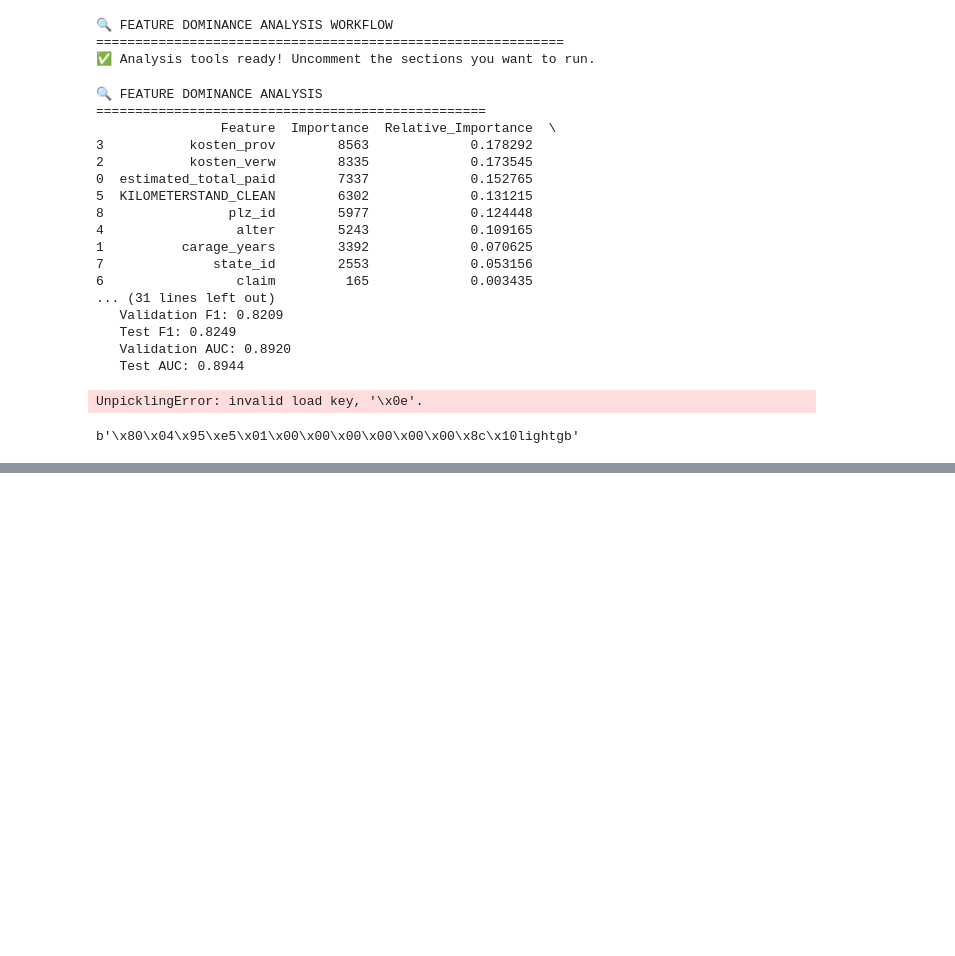
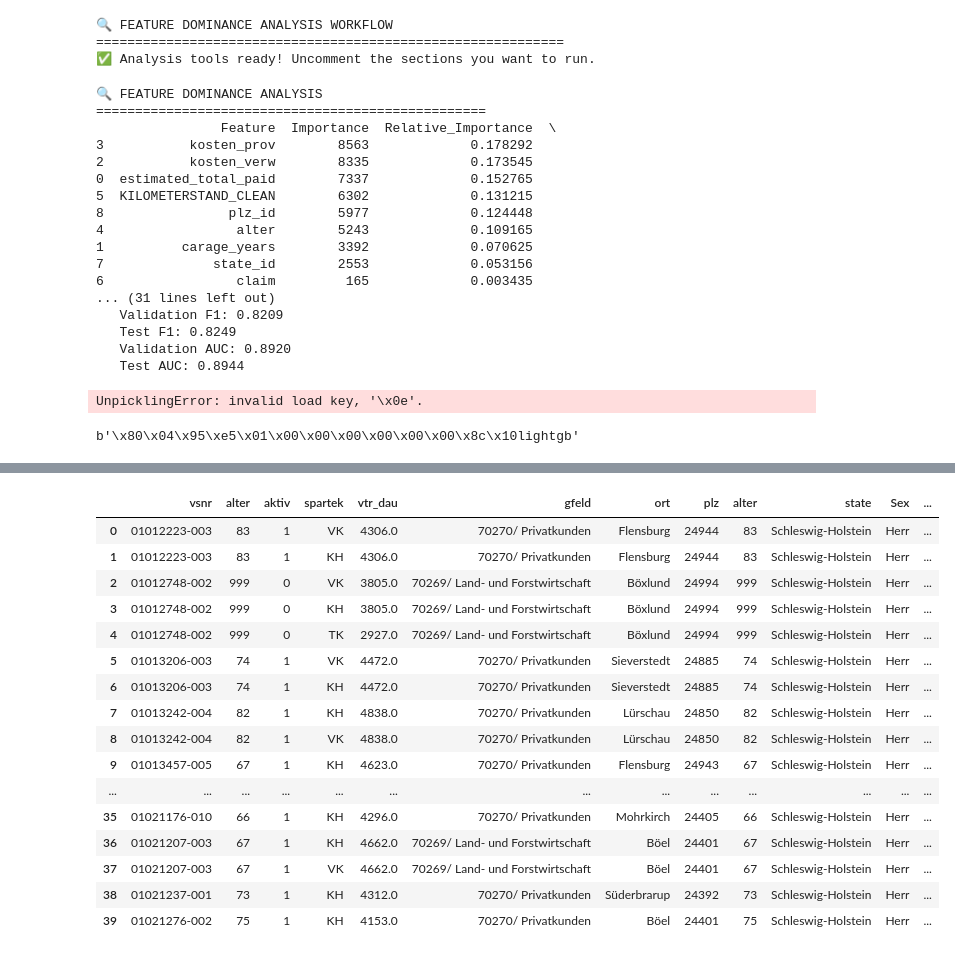
Before and after one commit to vipdurgade/Customer_Churn_IV, a Jupyter notebook: Customer_Churn_M2.ipynb, the cells around one changed output, grey strips where cells are left out. Cells and saved outputs as stored; diff of their text form; code cells hidden in the pictures; blank space fills up the shorter version.

```diff
--- a/Customer_Churn_M2.ipynb
+++ b/Customer_Churn_M2.ipynb
@@ -896,0 +999,17 @@ b'\x80\x04\x95\xe5\x01\x00\x00\x00\x00\x00\x00\x8c\x10lightgb'
+# %%
+Pred[['Sex_id','Sex']]= df['anr'].str.split('/',expand=True)
+# %%
+selected_features = [
+    "estimated_total_paid",
+    "carage_years",
+    "kosten_verw",
+    "kosten_prov",
+    "alter",
+    "KILOMETERSTAND_CLEAN",
+    "claim",
+    "state_id",
+    "plz_id",
+    "Cus_typ_id"
+]
+# %%
+X_new = Pred[selected_features]
@@ -896,0 +1025,36 @@ b'\x80\x04\x95\xe5\x01\x00\x00\x00\x00\x00\x00\x8c\x10lightgb'
+# %%
+import pandas as pd
+import joblib
+
+
+model = joblib.load('enhanced_tuned_lightgbm_model.pkl')
+
+# Step 4: Predict
+preds = model.predict(X_new)
+
+# Step 5: Attach predictions to customer_id
+df_results = Pred[['vsnr','alter','aktiv','spartek','vtr_dau', 'gfeld','ort','plz','alter','state','Sex']].copy()
+df_results['prediction'] = preds
+
+# Step 6: Save results
+#df_results.to_csv('prediction_results.csv', index=False)
+# %%
+df_results.head(40)
+# %% [output]
+|  | vsnr | alter | aktiv | spartek | vtr_dau | gfeld | ort | plz | alter | state | Sex | ... |
+| 0 | 01012223-003 | 83 | 1 | VK | 4306.0 | 70270/ Privatkunden | Flensburg | 24944 | 83 | Schleswig-Holstein | Herr | ... |
+| 1 | 01012223-003 | 83 | 1 | KH | 4306.0 | 70270/ Privatkunden | Flensburg | 24944 | 83 | Schleswig-Holstein | Herr | ... |
+| 2 | 01012748-002 | 999 | 0 | VK | 3805.0 | 70269/ Land- und Forstwirtschaft | Böxlund | 24994 | 999 | Schleswig-Holstein | Herr | ... |
+| 3 | 01012748-002 | 999 | 0 | KH | 3805.0 | 70269/ Land- und Forstwirtschaft | Böxlund | 24994 | 999 | Schleswig-Holstein | Herr | ... |
+| 4 | 01012748-002 | 999 | 0 | TK | 2927.0 | 70269/ Land- und Forstwirtschaft | Böxlund | 24994 | 999 | Schleswig-Holstein | Herr | ... |
+| 5 | 01013206-003 | 74 | 1 | VK | 4472.0 | 70270/ Privatkunden | Sieverstedt | 24885 | 74 | Schleswig-Holstein | Herr | ... |
+| 6 | 01013206-003 | 74 | 1 | KH | 4472.0 | 70270/ Privatkunden | Sieverstedt | 24885 | 74 | Schleswig-Holstein | Herr | ... |
+| 7 | 01013242-004 | 82 | 1 | KH | 4838.0 | 70270/ Privatkunden | Lürschau | 24850 | 82 | Schleswig-Holstein | Herr | ... |
+| 8 | 01013242-004 | 82 | 1 | VK | 4838.0 | 70270/ Privatkunden | Lürschau | 24850 | 82 | Schleswig-Holstein | Herr | ... |
+| 9 | 01013457-005 | 67 | 1 | KH | 4623.0 | 70270/ Privatkunden | Flensburg | 24943 | 67 | Schleswig-Holstein | Herr | ... |
+| ... | ... | ... | ... | ... | ... | ... | ... | ... | ... | ... | ... | ... |
+| 35 | 01021176-010 | 66 | 1 | KH | 4296.0 | 70270/ Privatkunden | Mohrkirch | 24405 | 66 | Schleswig-Holstein | Herr | ... |
+| 36 | 01021207-003 | 67 | 1 | KH | 4662.0 | 70269/ Land- und Forstwirtschaft | Böel | 24401 | 67 | Schleswig-Holstein | Herr | ... |
+| 37 | 01021207-003 | 67 | 1 | VK | 4662.0 | 70269/ Land- und Forstwirtschaft | Böel | 24401 | 67 | Schleswig-Holstein | Herr | ... |
+| 38 | 01021237-001 | 73 | 1 | KH | 4312.0 | 70270/ Privatkunden | Süderbrarup | 24392 | 73 | Schleswig-Holstein | Herr | ... |
+| 39 | 01021276-002 | 75 | 1 | KH | 4153.0 | 70270/ Privatkunden | Böel | 24401 | 75 | Schleswig-Holstein | Herr | ... |
```
Also changed, not shown: parts of 9 cells of this notebook, 6 other files.
